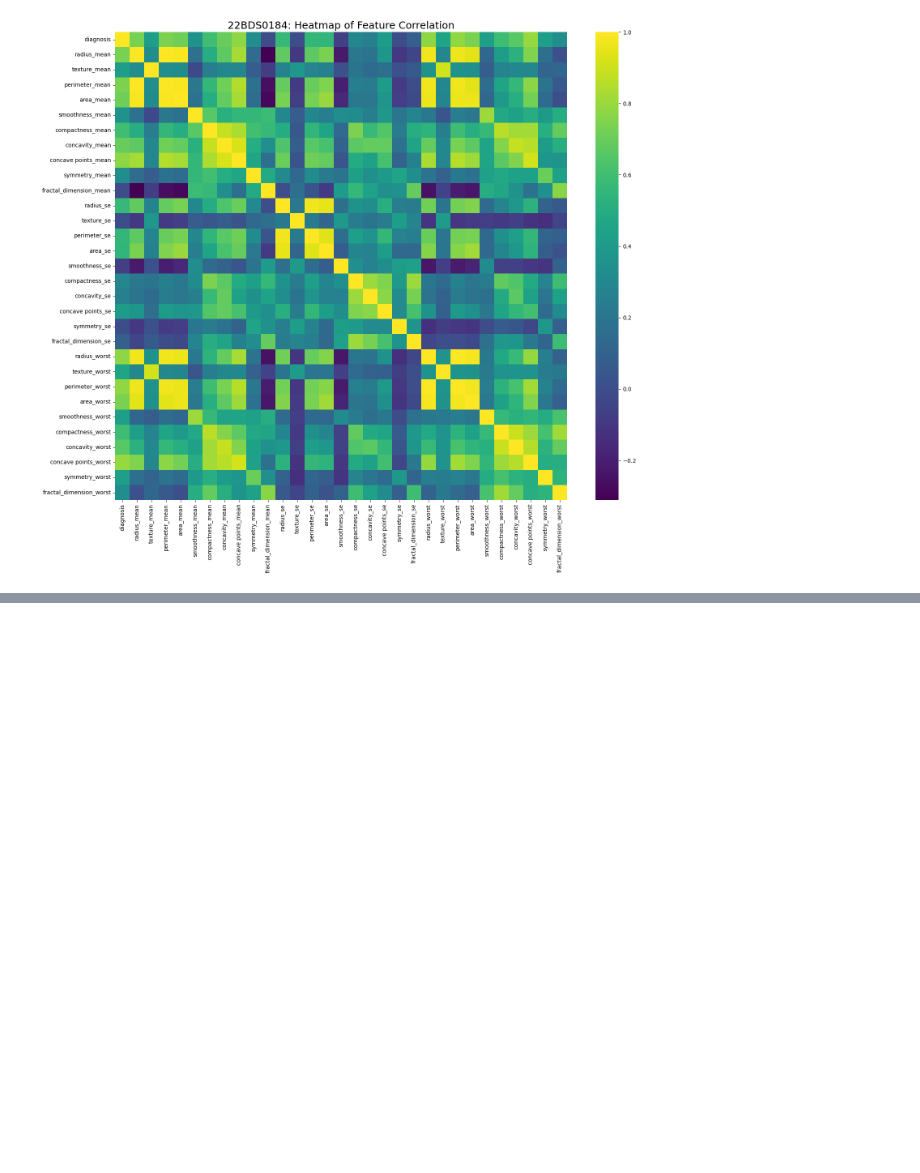
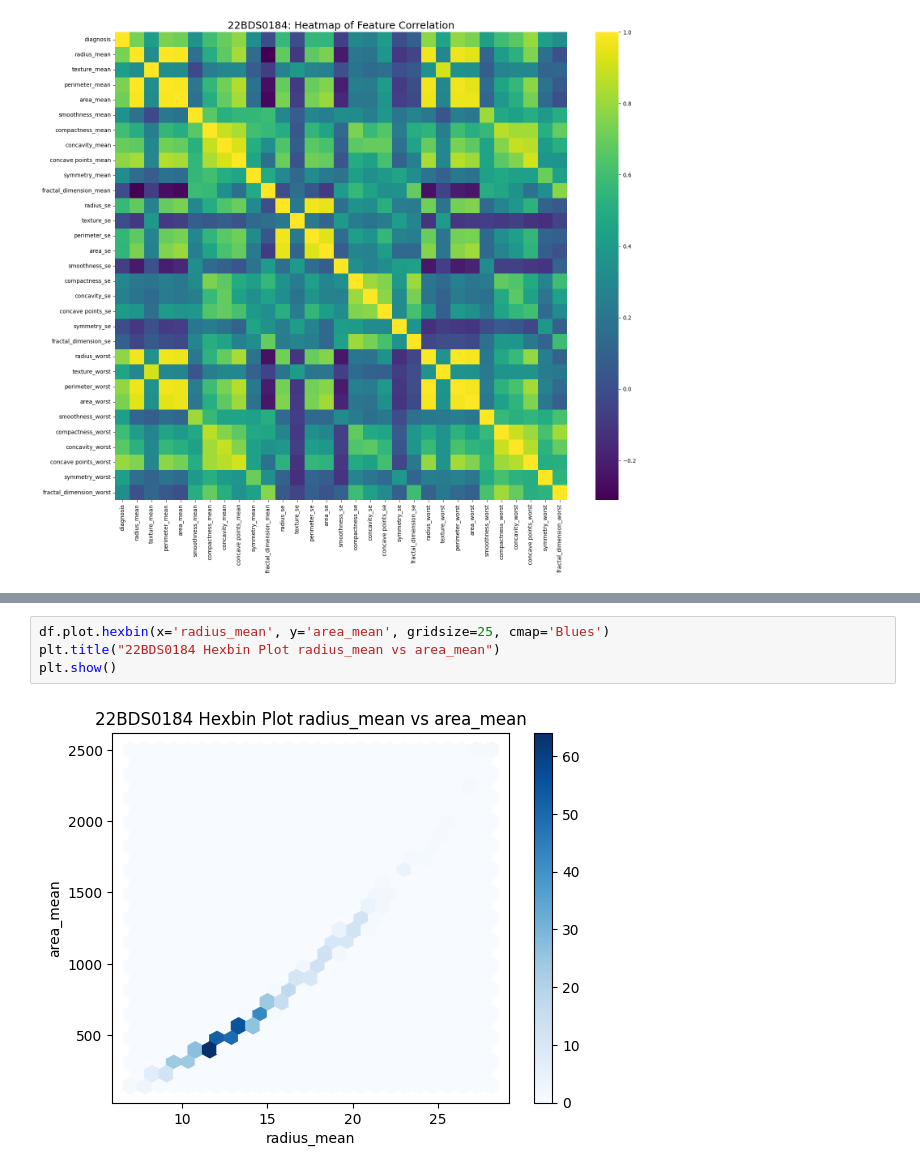
Before and after one commit to Vishall1221/EDA_Project_22BDS0184, a Jupyter notebook: Phase_1/22BDS0184.ipynb, the cells around one changed output, grey strips where cells are left out. Drawn from its saved outputs; the diff is of its cells as text; blank space fills up the shorter version.

```diff
--- a/Phase_1/22BDS0184.ipynb
+++ b/Phase_1/22BDS0184.ipynb
@@ -449,0 +613,6 @@ Text(0.5, 1.0, '22BDS0184: Heatmap of Feature Correlation')
+# %%
+df.plot.hexbin(x='radius_mean', y='area_mean', gridsize=25, cmap='Blues')
+plt.title("22BDS0184 Hexbin Plot radius_mean vs area_mean")
+plt.show()
+# %% [output]
+[figure, added]
```
Also changed, not shown: parts of 56 cells of this notebook.
